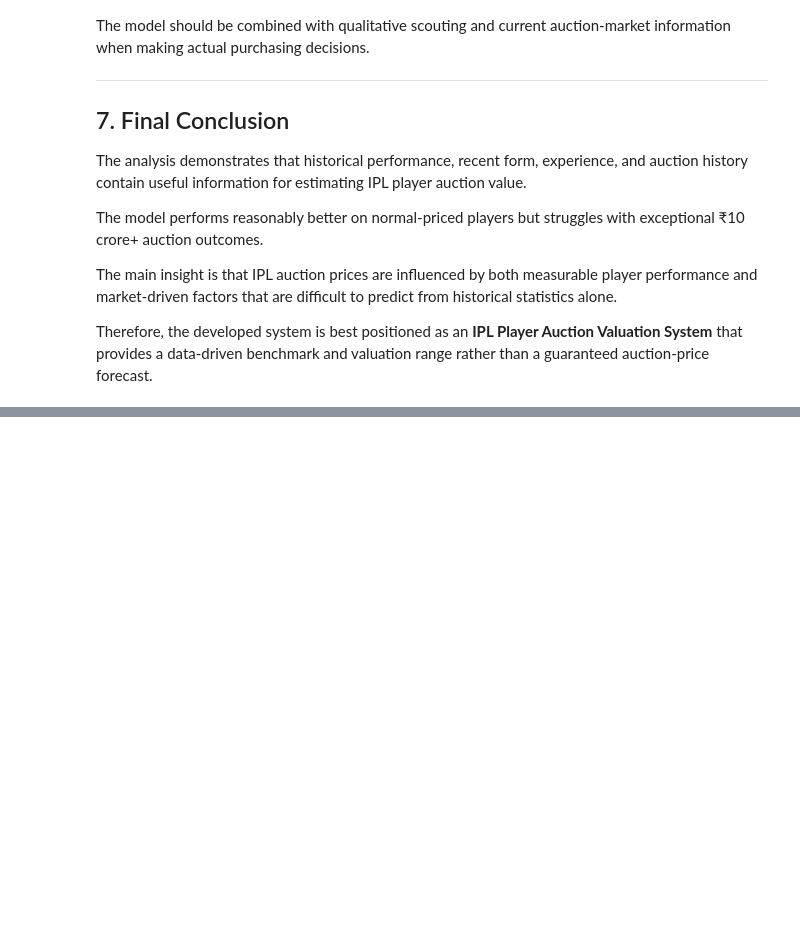
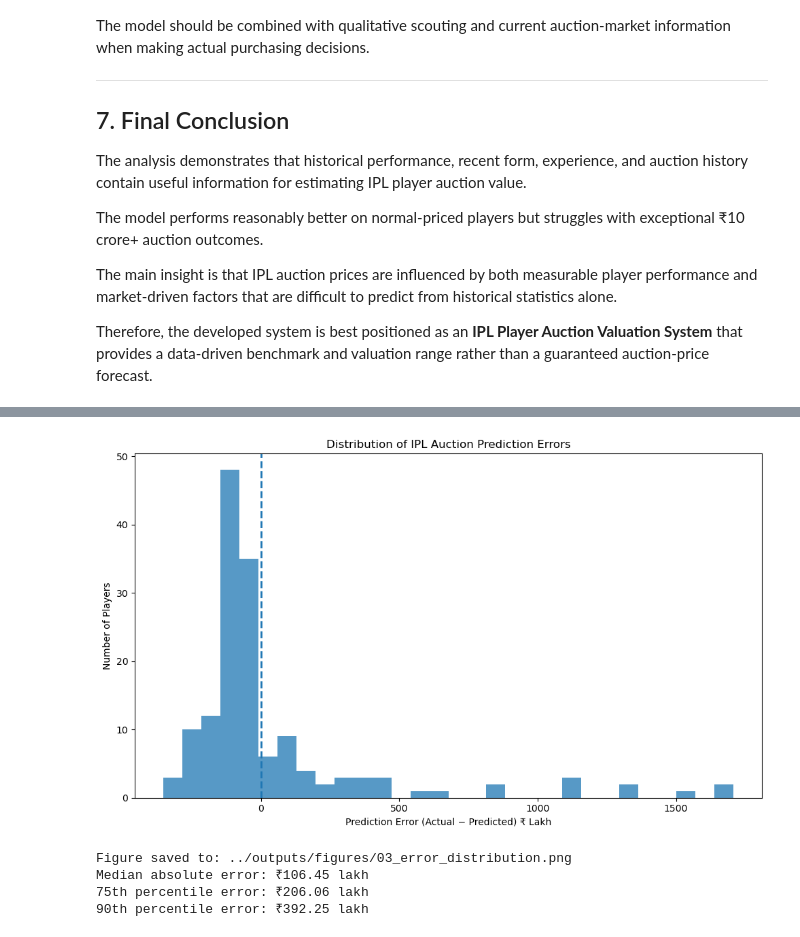
Before and after one commit to Soul0418/IPL, a Jupyter notebook: notebooks/Model_Interpretation.ipynb, the cells around one changed output, grey strips where cells are left out. Drawn from its saved outputs; the diff is of its cells as text; code cells hidden in the pictures; blank space fills up the shorter version.

```diff
--- a/notebooks/Model_Interpretation.ipynb
+++ b/notebooks/Model_Interpretation.ipynb
@@ -1215,0 +1466,47 @@ def show_player_valuation(player_name, auction_year, role, nationality):
+# %%
+import matplotlib.pyplot as plt
+import numpy as np
+
+# Calculate prediction errors
+errors = y_test_exp - y_pred_exp
+
+plt.figure(figsize=(10, 6))
+
+plt.hist(
+    errors,
+    bins=30,
+    alpha=0.75
+)
+
+plt.axvline(
+    0,
+    linestyle="--",
+    linewidth=2
+)
+
+plt.xlabel("Prediction Error (Actual − Predicted) ₹ Lakh")
+plt.ylabel("Number of Players")
+plt.title("Distribution of IPL Auction Prediction Errors")
+
+plt.tight_layout()
+
+figure_path = "../outputs/figures/03_error_distribution.png"
+
+plt.savefig(
+    figure_path,
+    dpi=300,
+    bbox_inches="tight"
+)
+
+plt.show()
+
+print(f"Figure saved to: {figure_path}")
+print(f"Median absolute error: ₹{median_error:.2f} lakh")
+print(f"75th percentile error: ₹{q75_error:.2f} lakh")
+print(f"90th percentile error: ₹{q90_error:.2f} lakh")
+# %% [output]
+[figure, added]
+Figure saved to: ../outputs/figures/03_error_distribution.png
+Median absolute error: ₹106.45 lakh
+75th percentile error: ₹206.06 lakh
+90th percentile error: ₹392.25 lakh
```
Also changed, not shown: parts of 13 cells of this notebook, 5 other files.
